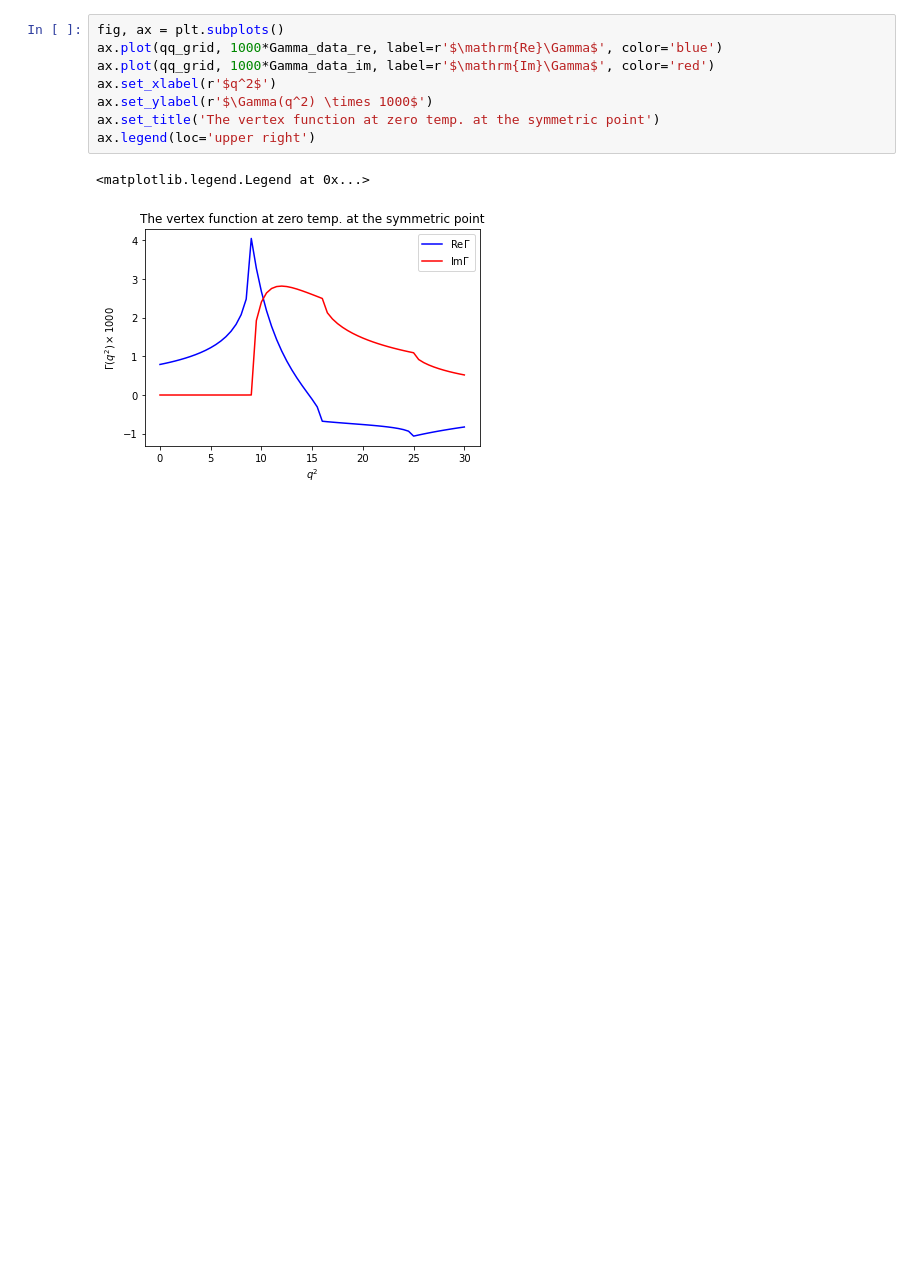
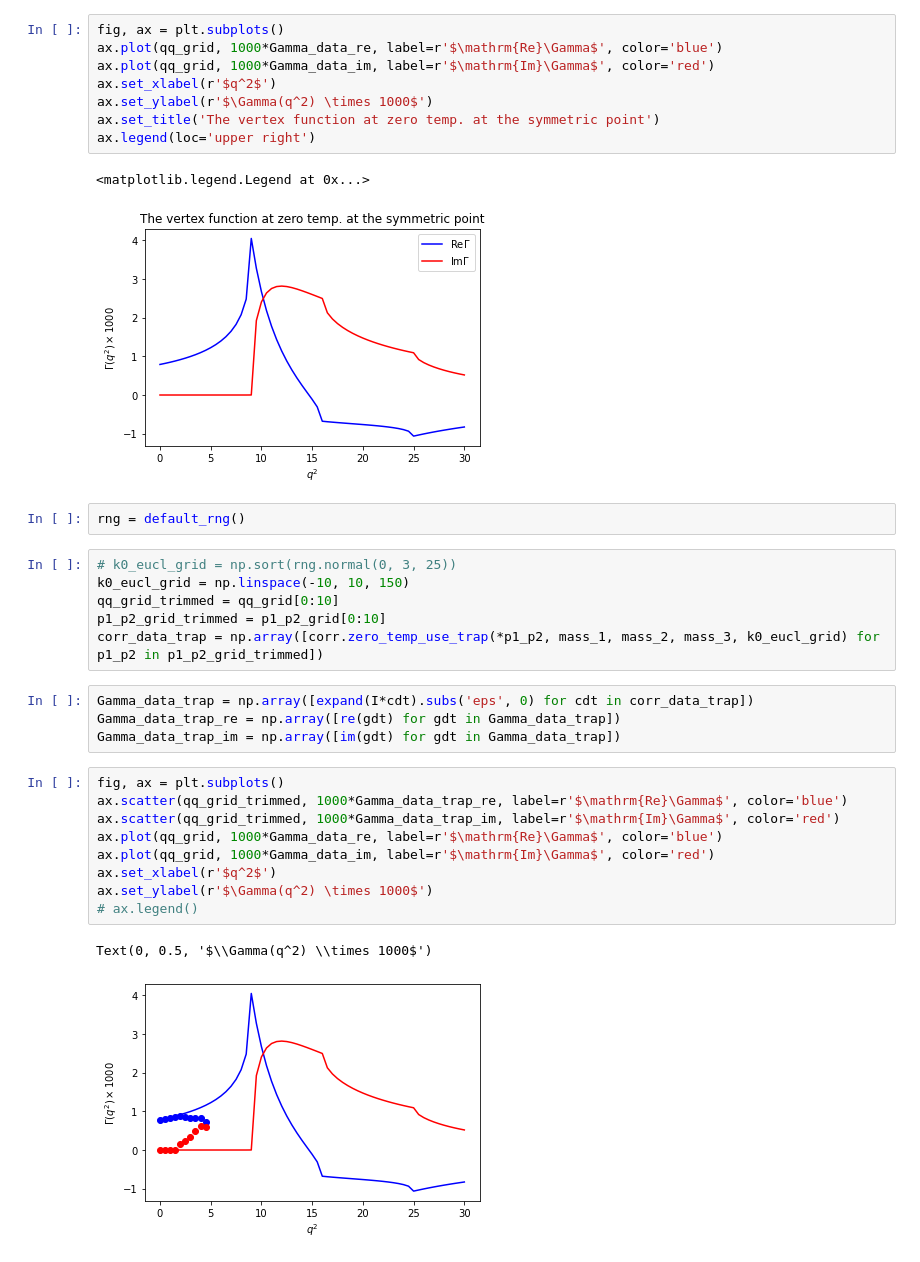
Before and after one commit to harnettd/phiCubed_31_FT, a Jupyter notebook: zero_temp_plots.ipynb, the cells around one changed output. Saved outputs shown, nothing was run; the diff lists cells and outputs as text; blank space fills up the shorter version.

Commit message:
add code to plot trapezoid method for zero temp. corr.

```diff
--- a/zero_temp_plots.ipynb
+++ b/zero_temp_plots.ipynb
@@ -28,3 +29,27 @@ ax.legend(loc='upper right')
 # %% [output]
 <matplotlib.legend.Legend at 0x...>
 [figure]
+# %%
+rng = default_rng()
+# %%
+# k0_eucl_grid = np.sort(rng.normal(0, 3, 25))
+k0_eucl_grid = np.linspace(-10, 10, 150)
+qq_grid_trimmed = qq_grid[0:10]
+p1_p2_grid_trimmed = p1_p2_grid[0:10]
+corr_data_trap = np.array([corr.zero_temp_use_trap(*p1_p2, mass_1, mass_2, mass_3, k0_eucl_grid) for p1_p2 in p1_p2_grid_trimmed])
+# %%
+Gamma_data_trap = np.array([expand(I*cdt).subs('eps', 0) for cdt in corr_data_trap])
+Gamma_data_trap_re = np.array([re(gdt) for gdt in Gamma_data_trap])
+Gamma_data_trap_im = np.array([im(gdt) for gdt in Gamma_data_trap])
+# %%
+fig, ax = plt.subplots()
+ax.scatter(qq_grid_trimmed, 1000*Gamma_data_trap_re, label=r'$\mathrm{Re}\Gamma$', color='blue')
+ax.scatter(qq_grid_trimmed, 1000*Gamma_data_trap_im, label=r'$\mathrm{Im}\Gamma$', color='red')
+ax.plot(qq_grid, 1000*Gamma_data_re, label=r'$\mathrm{Re}\Gamma$', color='blue')
+ax.plot(qq_grid, 1000*Gamma_data_im, label=r'$\mathrm{Im}\Gamma$', color='red')
+ax.set_xlabel(r'$q^2$')
+ax.set_ylabel(r'$\Gamma(q^2) \times 1000$')
+# ax.legend()
+# %% [output]
+Text(0, 0.5, '$\\Gamma(q^2) \\times 1000$')
+[figure, added]
```
Also changed, not shown: parts of 1 cell of this notebook.
